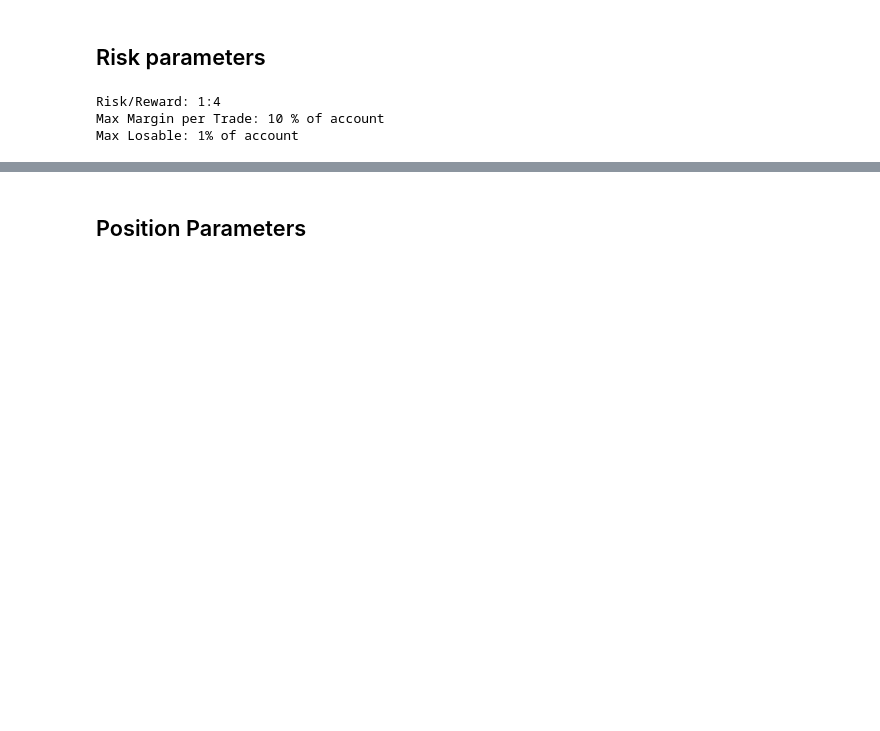
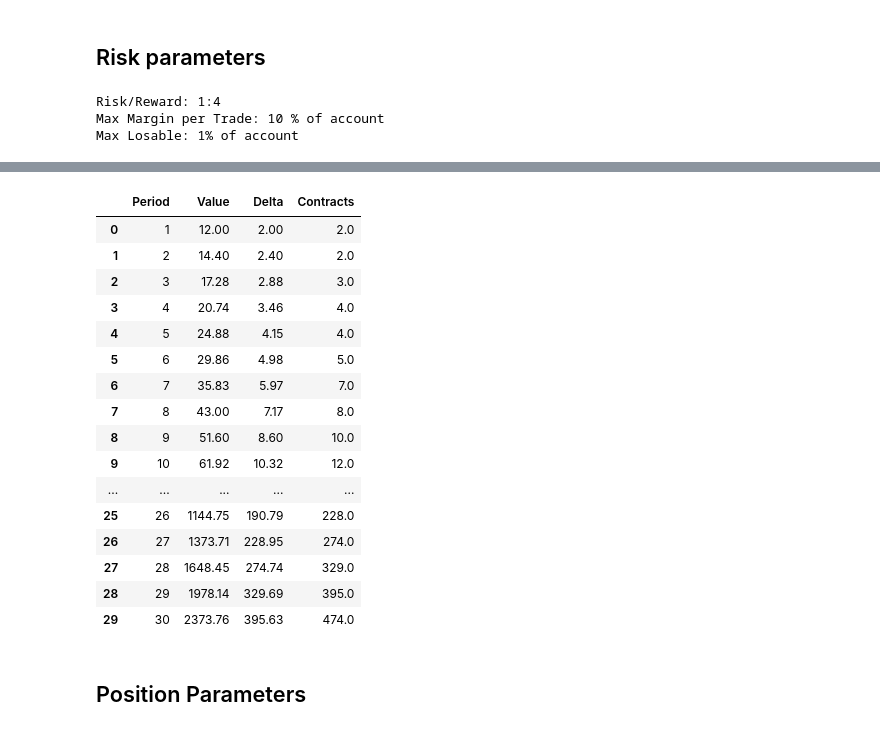
Before and after one commit to e7711bbear/TradingPlanner, a Jupyter notebook: ChallengePlanner.ipynb, the cells around one changed output, grey strips where cells are left out. Cells and saved outputs as stored; diff of their text form; code cells hidden in the pictures; blank space fills up the shorter version.

```diff
--- a/ChallengePlanner.ipynb
+++ b/ChallengePlanner.ipynb
@@ -95,0 +101,15 @@ Max Losable: 1% of account
+# %%
+import math
+contract_margin = 0.05 #each contract margin cost est.
+
+# calculate the max potential contract based on the previous plan.
+data2 = []
+max_contracts = math.floor(ultimate_gain * max_account_rate_at_risk / 100 / contract_margin)
+print(f"Max Contracts: {max_contracts}")
+
+for contracts in range(1, max_contracts + 1):
+    min_account_size = contracts * 100 * contract_margin / max_account_rate_at_risk
+    data2.append({"Contracts": contracts, "Min Value": round(min_account_size, 2)})
+
+df2 = pd.DataFrame(data2)
+df2
@@ -96,3 +135,28 @@ Max Losable: 1% of account
+# %%
+for index, row in df.iterrows():
+    account_size_at_time = row['Value']
+    contracts = math.floor(account_size_at_time * max_account_rate_at_risk / 100 / contract_margin)
+    df.at[index, 'Contracts'] = contracts
+
+df
+# %% [output]
+|  | Period | Value | Delta | Contracts |
+| 0 | 1 | 12.00 | 2.00 | 2.0 |
+| 1 | 2 | 14.40 | 2.40 | 2.0 |
+| 2 | 3 | 17.28 | 2.88 | 3.0 |
+| 3 | 4 | 20.74 | 3.46 | 4.0 |
+| 4 | 5 | 24.88 | 4.15 | 4.0 |
+| 5 | 6 | 29.86 | 4.98 | 5.0 |
+| 6 | 7 | 35.83 | 5.97 | 7.0 |
+| 7 | 8 | 43.00 | 7.17 | 8.0 |
+| 8 | 9 | 51.60 | 8.60 | 10.0 |
+| 9 | 10 | 61.92 | 10.32 | 12.0 |
+| ... | ... | ... | ... | ... |
+| 25 | 26 | 1144.75 | 190.79 | 228.0 |
+| 26 | 27 | 1373.71 | 228.95 | 274.0 |
+| 27 | 28 | 1648.45 | 274.74 | 329.0 |
+| 28 | 29 | 1978.14 | 329.69 | 395.0 |
+| 29 | 30 | 2373.76 | 395.63 | 474.0 |
 # %% [markdown]
 ## Position Parameters
 # %%
```
Also changed, not shown: parts of 2 cells of this notebook.
